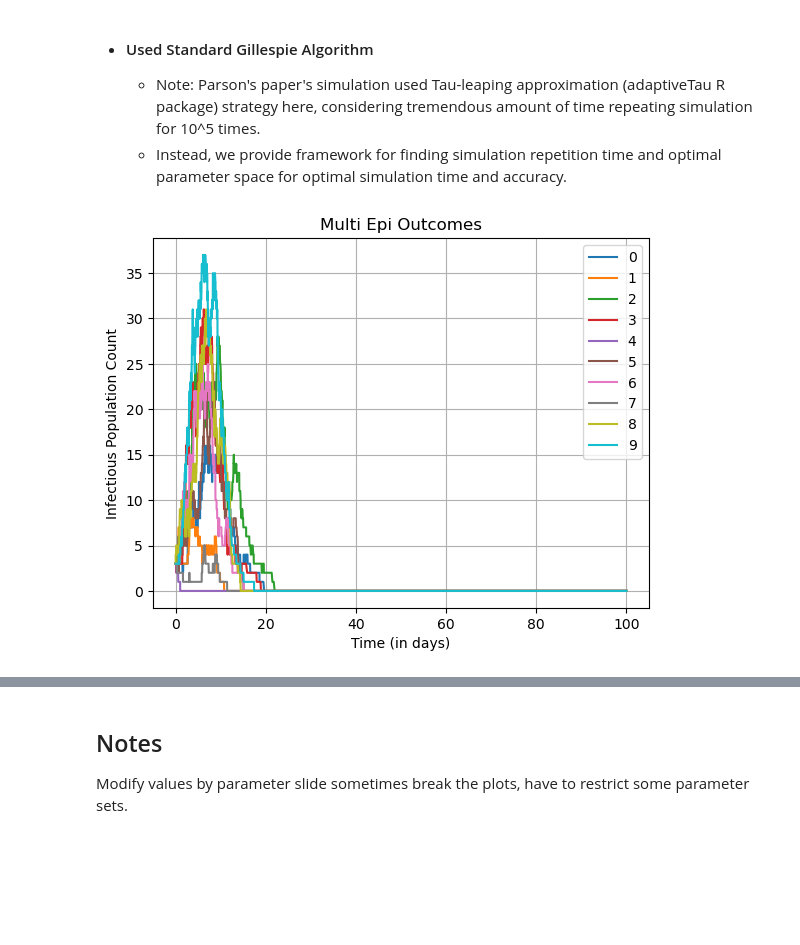
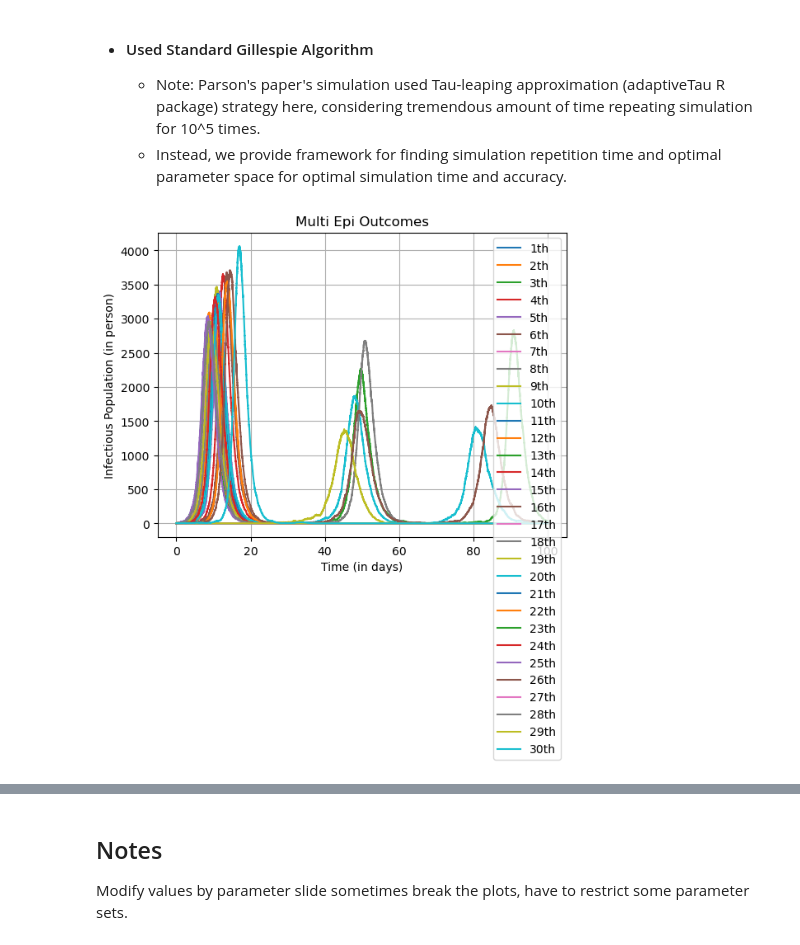
Before and after one commit to mdsnpr/Epidemiology-Summer2025-, a Jupyter notebook: Codes/Simulation of Different Type of SIR Models with Vaccination.ipynb, the cells around one changed output, grey strips where cells are left out. Saved outputs shown, nothing was run; the diff lists cells and outputs as text; code cells hidden in the pictures; blank space fills up the shorter version.

```diff
--- a/Codes/Simulation of Different Type of SIR Models with Vaccination.ipynb
+++ b/Codes/Simulation of Different Type of SIR Models with Vaccination.ipynb
@@ -332,24 +392,37 @@ def stochsim_SIR_vacc(y0, trange, pars, seed):
 # %%
-def plot_stochastic_epioutcomes(beta, gamma, nu, N=1000, I0=3, tf=100, seed=1, nsim=10):
+def plot_stochastic_epioutcomes(beta, gamma, nu, mu = 0.04, N=10000, I0=3, tf=100, nsim=10, seed_adj=0, vacc=True):
+
     pars = {}
     pars['beta'] = beta
     pars['gamma'] = gamma
     pars['v'] = nu
+    pars['mu'] = mu
 
     pars['N'] = N
     pars['I0'] = I0
     pars['S0'] = pars['N'] - pars['I0']
 
+    times = []
+    ivals = []
+
     for i in range(0, nsim):
-        [tst, yst] = stochsim_SIR_vacc([pars['S0'], pars['I0'], 0], [0, tf], pars, seed)
-        plt.plot(tst, yst[:, 1], label=f"{i}")
+        if vacc :
+            [tst, yst] = stochsim_SIR_vacc([pars['S0'], pars['I0'], 0], [0, tf], pars, seed=i+seed_adj)
+        else :
+            [tst, yst] = stochsim_SIR_birthdeath([pars['S0'], pars['I0'], 0], [0, tf], pars, seed=i+seed_adj)
+        plt.plot(tst, yst[:, 1], label=f"{i+1}th")
+        times.append(tst)
+        ivals.append(yst[:, 1])
+
 
     plt.xlabel('Time (in days)')
-    plt.ylabel('Infectious Population Count')
+    plt.ylabel('Infectious Population (in person)')
     plt.title('Multi Epi Outcomes')
     plt.legend()
     plt.grid(True)
+
+    return times, ivals
 # %%
-plot_stochastic_epioutcomes(1, 0.5, 0.1)
+times, ivals = plot_stochastic_epioutcomes(1.5, 0.96, 0.1, nsim = 30, seed_adj =35, vacc = False)
 # %% [output]
-[figure, old version]
+[figure, new version]
```
Also changed, not shown: parts of 7 cells of this notebook, 1 other file.
